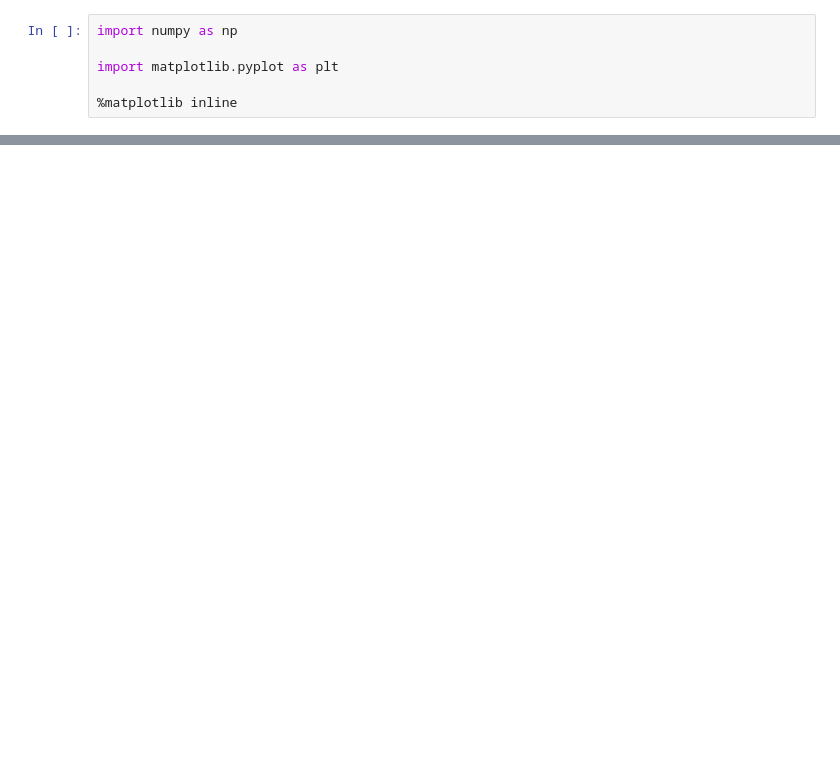
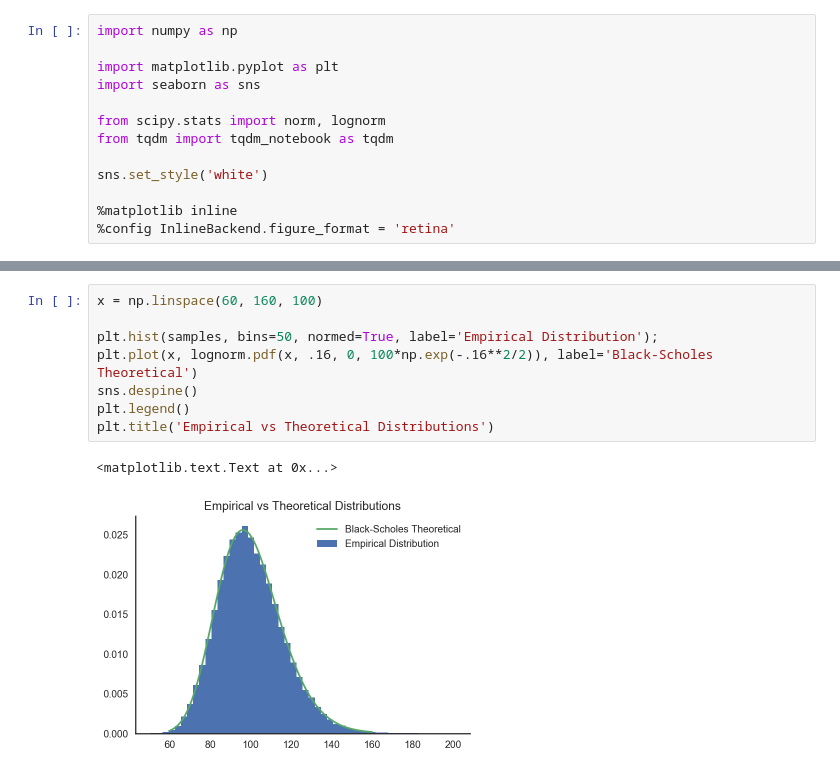
Before and after one commit to frtennis1/am205-options, a Jupyter notebook: 2017-11-23_FR_Monte Carlo Pricer.ipynb, the cells around one changed output, grey strips where cells are left out. Cells and saved outputs as stored; diff of their text form; blank space fills up the shorter version.

```diff
--- a/2017-11-23_FR_Monte Carlo Pricer.ipynb
+++ b/2017-11-23_FR_Monte Carlo Pricer.ipynb
@@ -2,5 +4,12 @@
 import numpy as np
 
 import matplotlib.pyplot as plt
+import seaborn as sns
+
+from scipy.stats import norm, lognorm
+from tqdm import tqdm_notebook as tqdm
+
+sns.set_style('white')
 
 %matplotlib inline
+%config InlineBackend.figure_format = 'retina'
@@ -60,0 +133,11 @@ plt.hist(100*np.random.lognormal(sigma=.16, size=100000))
+# %%
+x = np.linspace(60, 160, 100)
+
+plt.hist(samples, bins=50, normed=True, label='Empirical Distribution');
+plt.plot(x, lognorm.pdf(x, .16, 0, 100*np.exp(-.16**2/2)), label='Black-Scholes Theoretical')
+sns.despine()
+plt.legend()
+plt.title('Empirical vs Theoretical Distributions')
+# %% [output]
+<matplotlib.text.Text at 0x...>
+[figure, added]
```
Also changed, not shown: parts of 31 cells of this notebook, 4 other files.
